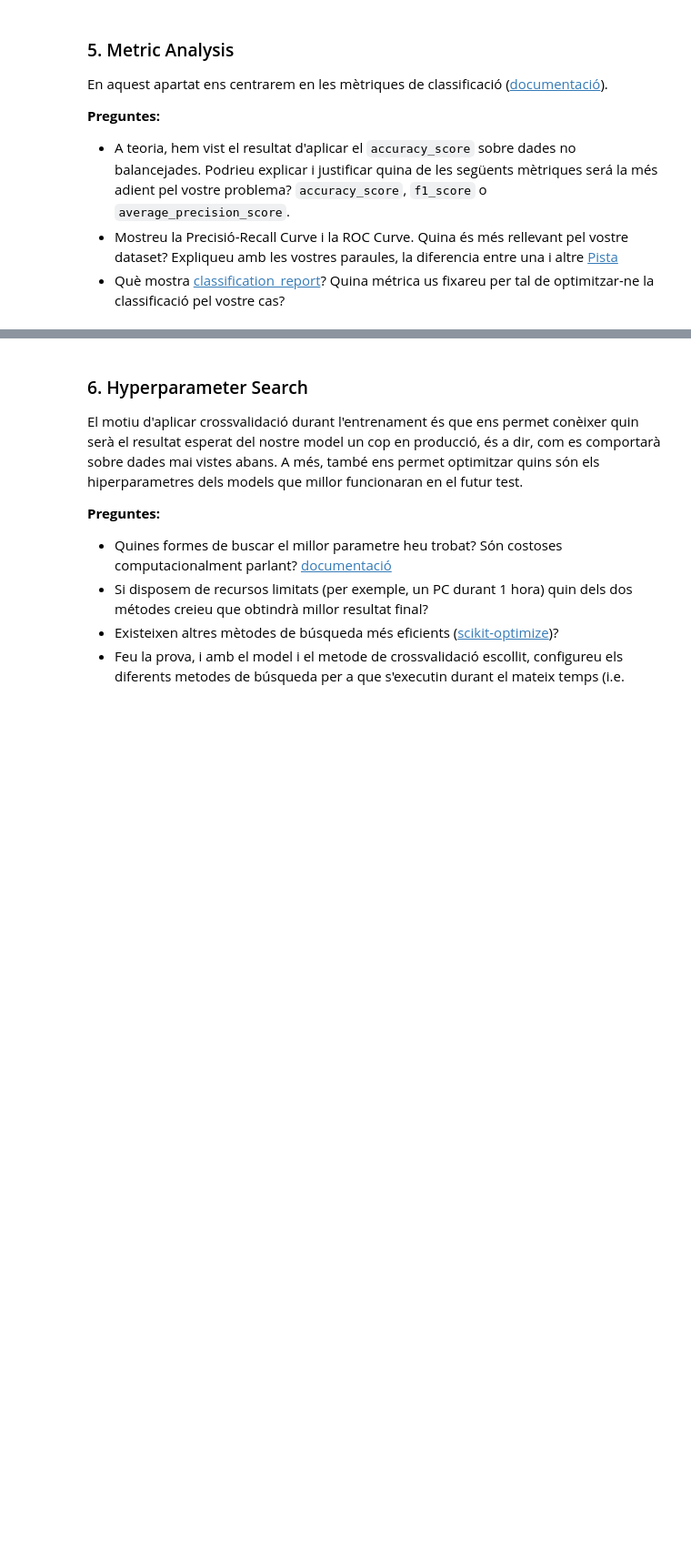
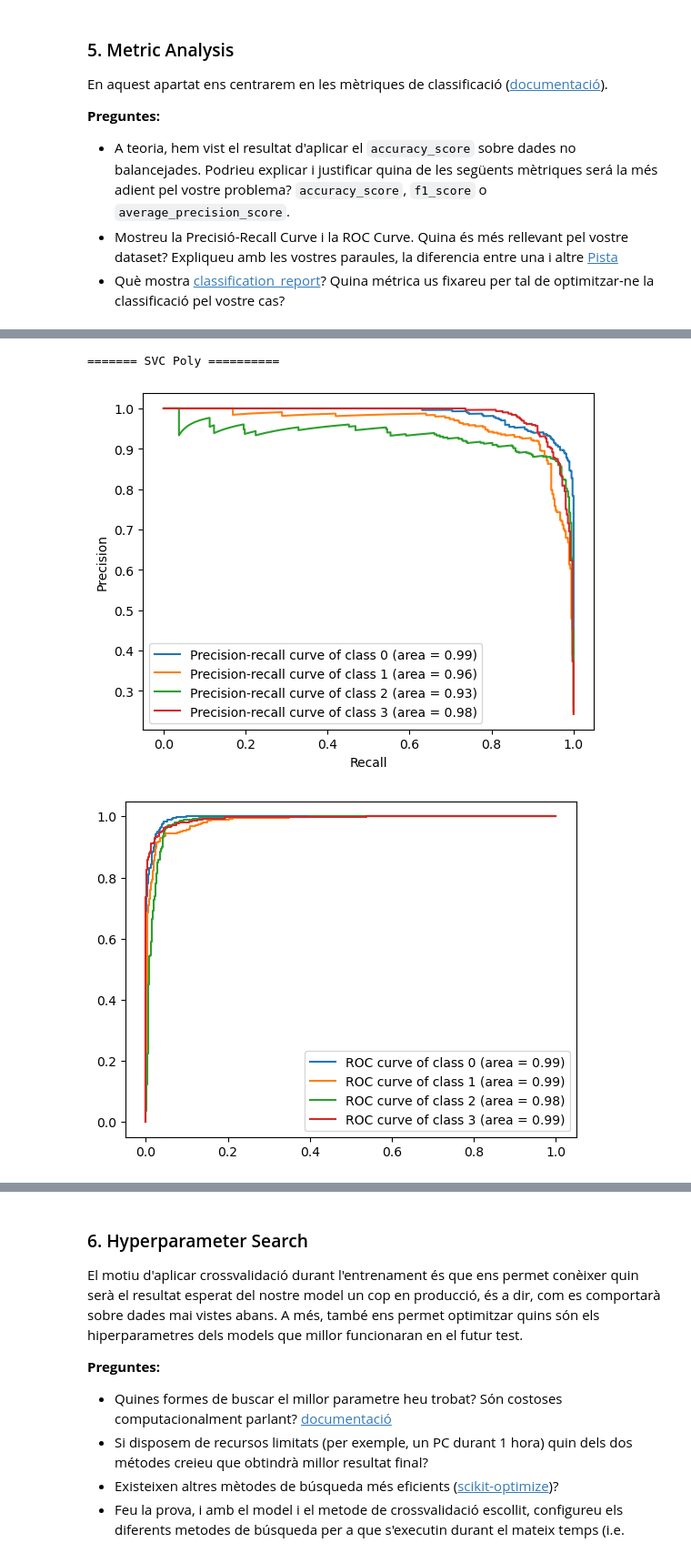
Before and after one commit to jonaprg/APC-Classificacio, a Jupyter notebook: Practica2-Classificacio2022GEI.ipynb, the cells around one changed output, grey strips where cells are left out. Shown at 91% size. Drawn from its saved outputs; the diff is of its cells as text; code cells hidden in the pictures; blank space fills up the shorter version.

```diff
--- a/Practica2-Classificacio2022GEI.ipynb
+++ b/Practica2-Classificacio2022GEI.ipynb
@@ -735,0 +654,7 @@ plt.legend()
+# %%
+print("\n======= SVC Poly ==========")
+precisioRecallCurveAndROCCurveforModels(y_pred_proba_svc_poly)
+# %% [output]
+======= SVC Poly ==========
+[figure, added]
+[figure, added]
```
Also changed, not shown: parts of 29 cells of this notebook.
